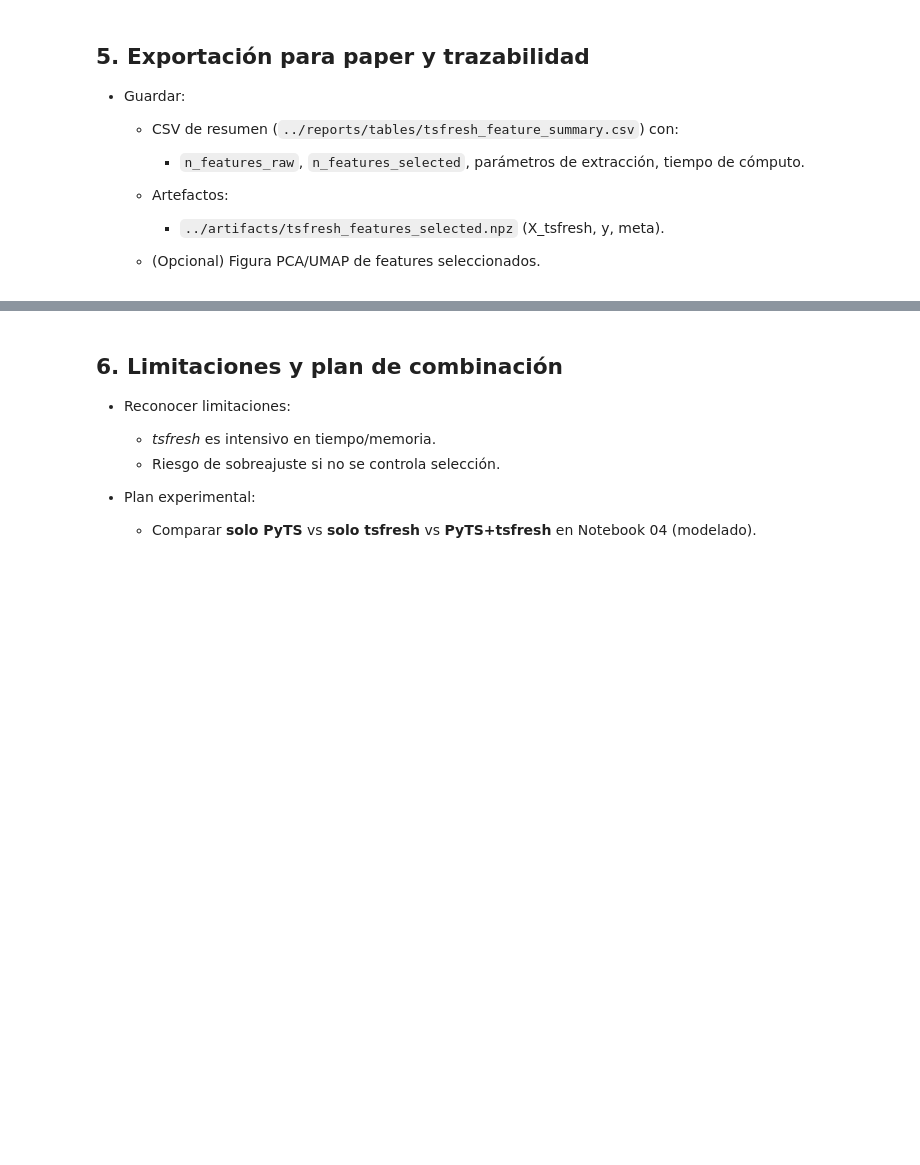
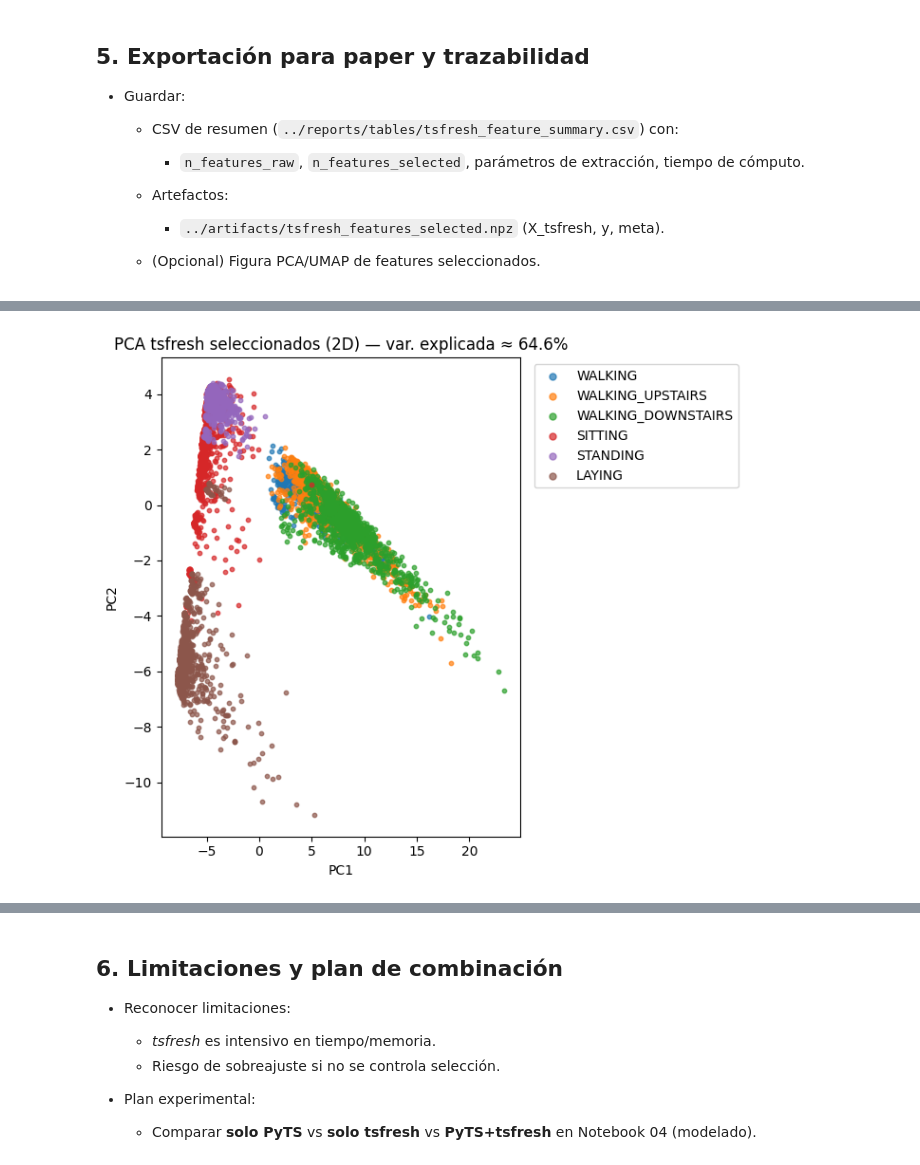
Before and after one commit to SebasAltF4/Project1-Classification-ML, a Jupyter notebook: notebooks/03_features_tsfresh.ipynb, the cells around one changed output, grey strips where cells are left out. Cells and saved outputs as stored; diff of their text form; code cells hidden in the pictures; blank space fills up the shorter version.

```diff
--- a/notebooks/03_features_tsfresh.ipynb
+++ b/notebooks/03_features_tsfresh.ipynb
@@ -217,3 +439,100 @@ print(f"[tsfresh] Shape tras limpieza: {X_tsfresh.shape}")
 
     * `../artifacts/tsfresh_features_selected.npz` (X_tsfresh, y, meta).
   * (Opcional) Figura PCA/UMAP de features seleccionados.
+# %%
+# ============================================
+# Paso 5 — Exportación para paper y trazabilidad (tsfresh)
+# ============================================
+import os, time, gc
+import numpy as np
+import pandas as pd
+import matplotlib.pyplot as plt
+from sklearn.preprocessing import StandardScaler
+from sklearn.decomposition import PCA
+
+# --- Carpetas de salida
+ART_DIR = "../artifacts"
+TAB_DIR = "../reports/tables"
+FIG_DIR = "../reports/figures"
+os.makedirs(ART_DIR, exist_ok=True)
+os.makedirs(TAB_DIR, exist_ok=True)
+os.makedirs(FIG_DIR, exist_ok=True)
+
+# --- Tiempos (si no existen de pasos previos, poner None)
+extract_time = float(extract_time) if 'extract_time' in globals() else None
+sel_time     = float(sel_time) if 'sel_time' in globals() else None
+
+# --- Parámetros (nombre del set de funciones)
+try:
+    PARAMS_NAME = TSFRESH_PARAMS.__class__.__name__
+except Exception:
+    PARAMS_NAME = "UnknownFCParameters"
+
+# --- Resumen y guardado CSV
+summary_row = dict(
+    n_samples=int(X_sel.shape[0]),
+    n_features_raw=int(X_tsfresh.shape[1]),
+    n_features_selected=int(X_sel.shape[1]),
+    fc_parameters=PARAMS_NAME,
+    fdr_level=float(FDR_LEVEL) if 'FDR_LEVEL' in globals() else None,
+    extraction_time_sec=extract_time,
+    selection_time_sec=sel_time
+)
+df_summary = pd.DataFrame([summary_row])
+csv_path = os.path.join(TAB_DIR, "tsfresh_feature_summary.csv")
+df_summary.to_csv(csv_path, index=False)
+print("[Export] Resumen guardado en:", csv_path)
+display(df_summary)
+
+# --- Artefacto .npz (features seleccionados)
+meta = dict(
+    fc_parameters=PARAMS_NAME,
+    fdr_level=float(FDR_LEVEL) if 'FDR_LEVEL' in globals() else None,
+    extraction_time_sec=extract_time,
+    selection_time_sec=sel_time,
+    note="HAR tsfresh selected features; index aligned with target"
+)
+npz_path = os.path.join(ART_DIR, "tsfresh_features_selected.npz")
+np.savez_compressed(
+    npz_path,
+    X=X_sel.values.astype(np.float32, copy=False),
+    y=target.values.astype(np.int64, copy=False),
+    columns=np.array(X_sel.columns, dtype=object),
+    meta=meta
+)
+print("[Export] Artefacto guardado en:", npz_path)
+
+# --- Figuras .eps (PCA y, si está disponible, UMAP)
+# Recomputamos PCA para asegurar vectorial (.eps)
+X_scaled = StandardScaler().fit_transform(X_sel.values)
+pca = PCA(n_components=2, random_state=42)
+Z = pca.fit_transform(X_scaled)
+evr = pca.explained_variance_ratio_.sum()
+
+# Mapeo de etiquetas a nombres (si existe archivo)
+id_to_name = None
+try:
+    act_df = pd.read_csv("../data/activity_labels.txt", sep=r"\s+", header=None, names=["id","activity"])
+    id_to_name = dict(zip(act_df.id.astype(int), act_df.activity.astype(str)))
+except Exception:
+    pass
+
+def labels_to_names(y):
+    if id_to_name is None:
+        return pd.Series(y).map(lambda v: f"Class_{int(v)}")
+    return pd.Series(y).map(lambda v: id_to_name.get(int(v), f"Class_{int(v)}"))
+
+plt.figure(figsize=(7,6))
+classes = np.unique(target.values)
+for cls in classes:
+    mask = (target.values == cls)
+    plt.scatter(Z[mask, 0], Z[mask, 1], s=10, alpha=0.7, label=labels_to_names([cls])[0])
+plt.title(f"PCA tsfresh seleccionados (2D) — var. explicada ≈ {evr:.1%}")
+plt.xlabel("PC1"); plt.ylabel("PC2")
+plt.legend(markerscale=1.6, bbox_to_anchor=(1.02,1), loc="upper left")
+plt.tight_layout()
+pca_eps = os.path.join(FIG_DIR, "tsfresh_pca_selected_2d.eps")
+plt.savefig(pca_eps, format="eps", bbox_inches="tight")
+plt.show()
+print("[Export] Figura PCA .eps guardada en:", pca_eps)
+# %% [output]
@@ -219,0 +544 @@ print(f"[tsfresh] Shape tras limpieza: {X_tsfresh.shape}")
+[figure, added]
```
Also changed, not shown: parts of 4 cells of this notebook, 2 other files.
